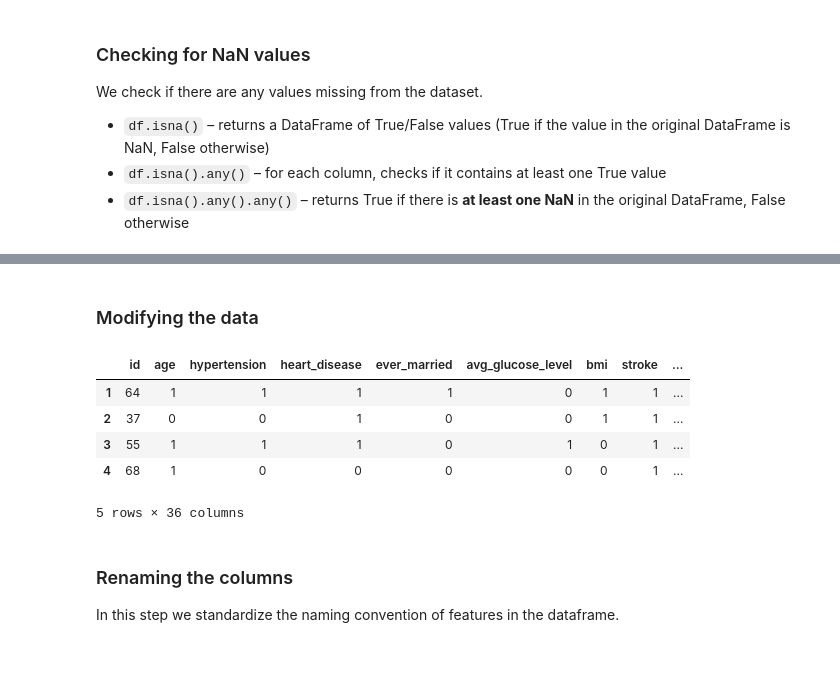
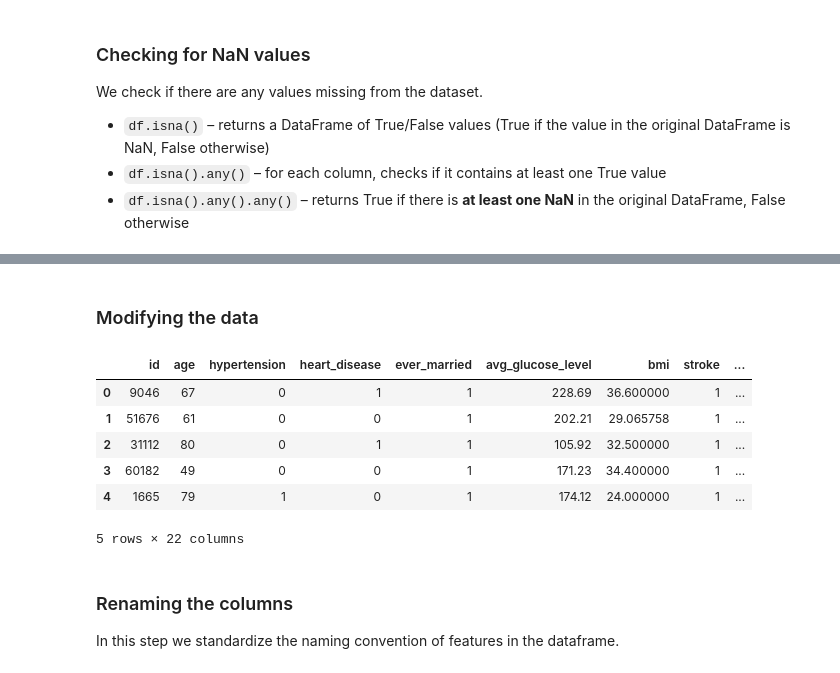
Before and after one commit to MrWlobo/Oral_Cancer_Prediction, a Jupyter notebook: main.ipynb, the cells around one changed output, grey strips where cells are left out. Saved outputs shown, nothing was run; the diff lists cells and outputs as text; code cells hidden in the pictures.

```diff
--- a/main.ipynb
+++ b/main.ipynb
@@ -26,9 +27,9 @@ from sklearn.pipeline import Pipeline
 # %% [markdown]
 ## Load in data, basic data information
 # %%
-path = kagglehub.dataset_download("najmilfuad/oral-cancer-data-set")
+path = kagglehub.dataset_download("fedesoriano/stroke-prediction-dataset")
 
-file_path = os.path.join(path, "oral_cancer_prediction_dataset.csv")
+file_path = os.path.join(path, "healthcare-dataset-stroke-data.csv")
 df = pd.read_csv(file_path)
 
 df.head()
@@ -107,5 +102,4 @@ In this stage we get rid of features that are synonymous with cancer (eg. Tumor
 # %%
-df = df.drop(df.columns[17:-2], axis="columns")
-df = df.drop(df.columns[0], axis="columns")
-df.head()
+df["age"] = df["age"].astype("uint8")
+df
 # %% [output]
@@ -162,28 +150,25 @@ df
 5110 rows × 12 columns
-# %% [markdown]
-### Modifying the data
+# %% [markdown]
+### Modifying the data
 # %%
 # Binary to 1/0
-df["Gender"] = df["Gender"].map({"Male": 1, "Female": 0})
-
-for column in df.columns:
-    if np.isin("Yes", df[column].unique()):
-        df[column] = df[column].map({"Yes": 1, "No": 0})
+df["ever_married"] = df["ever_married"].map({"Yes": 1, "No": 0})
 
 # One-Hot Encoding
-df = pd.get_dummies(df, columns=["Country", "Diet (Fruits & Vegetables Intake)"])
+df = pd.get_dummies(df, columns=["gender", "work_type", "Residence_type", "smoking_status"])
 
 # Convert all bool columns from OHE to int
 bool_cols = df.select_dtypes(include="bool").columns
 df[bool_cols] = df[bool_cols].astype(int)
 
 df.head()
 # %% [output]
 |  | id | age | hypertension | heart_disease | ever_married | avg_glucose_level | bmi | stroke | ... |
-| 1 | 64 | 1 | 1 | 1 | 1 | 0 | 1 | 1 | ... |
-| 2 | 37 | 0 | 0 | 1 | 0 | 0 | 1 | 1 | ... |
-| 3 | 55 | 1 | 1 | 1 | 0 | 1 | 0 | 1 | ... |
-| 4 | 68 | 1 | 0 | 0 | 0 | 0 | 0 | 1 | ... |
+| 0 | 9046 | 67 | 0 | 1 | 1 | 228.69 | 36.600000 | 1 | ... |
+| 1 | 51676 | 61 | 0 | 0 | 1 | 202.21 | 29.065758 | 1 | ... |
+| 2 | 31112 | 80 | 0 | 1 | 1 | 105.92 | 32.500000 | 1 | ... |
+| 3 | 60182 | 49 | 0 | 0 | 1 | 171.23 | 34.400000 | 1 | ... |
+| 4 | 1665 | 79 | 1 | 0 | 1 | 174.12 | 24.000000 | 1 | ... |
-5 rows × 36 columns
+5 rows × 22 columns
 # %%
 # Move label to the rightmost side of the dataframe
```
Also changed, not shown: parts of 37 cells of this notebook.
